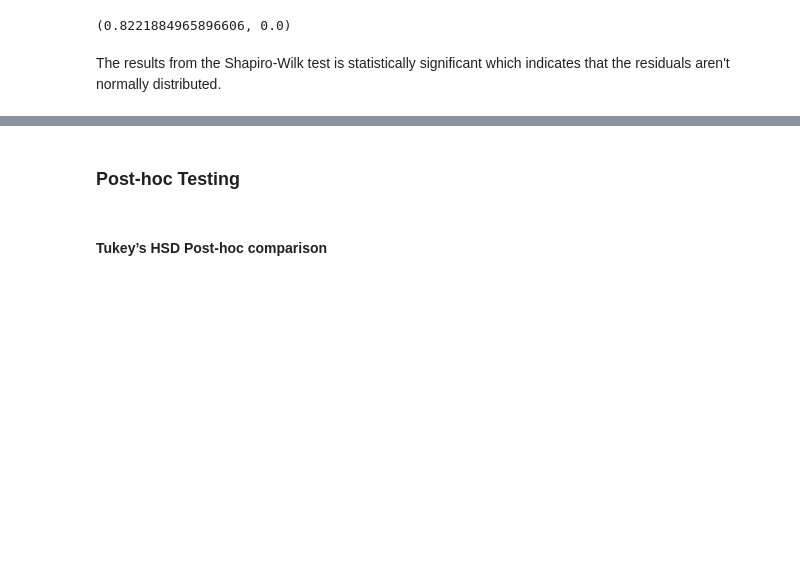
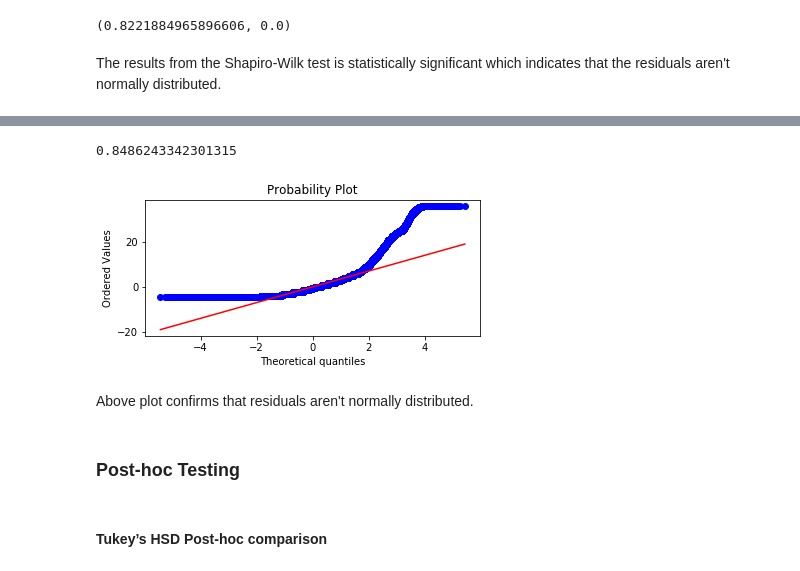
Before and after one commit to monikakrajnc/Capstone-Project-1, a Jupyter notebook: Analysis_of_Variance_ANOVA.ipynb, the cells around one changed output, grey strips where cells are left out. Saved outputs shown, nothing was run; the diff lists cells and outputs as text; code cells hidden in the pictures; blank space fills up the shorter version.

```diff
--- a/Analysis_of_Variance_ANOVA.ipynb
+++ b/Analysis_of_Variance_ANOVA.ipynb
@@ -186,3 +204,14 @@ The results from the Shapiro-Wilk test is statistically significant which indica
+# %%
+# apply normal probability plot to assess how the residuals depart from normality visually
+# r is the square root of the coefficient of determination
+fig, ax = plt.subplots(figsize=(6,2.5))
+_, (__, ___, r) = stats.probplot(residual_t, plot=ax, fit=True)
+r**2
+# %% [output]
+0.8486243342301315
+[figure, added]
+# %% [markdown]
+Above plot confirms that residuals aren't normally distributed.
 # %% [markdown]
 ### Post-hoc Testing
 # %% [markdown]
```
Also changed, not shown: parts of 14 cells of this notebook, 1 other file.
